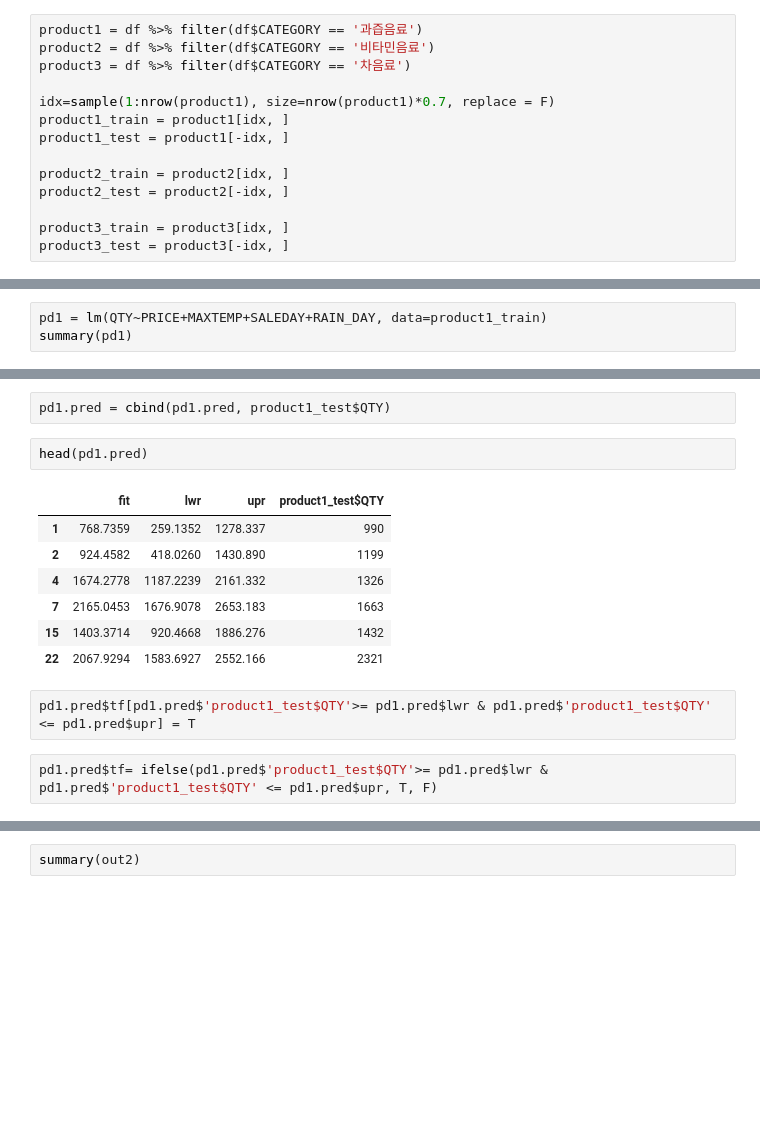
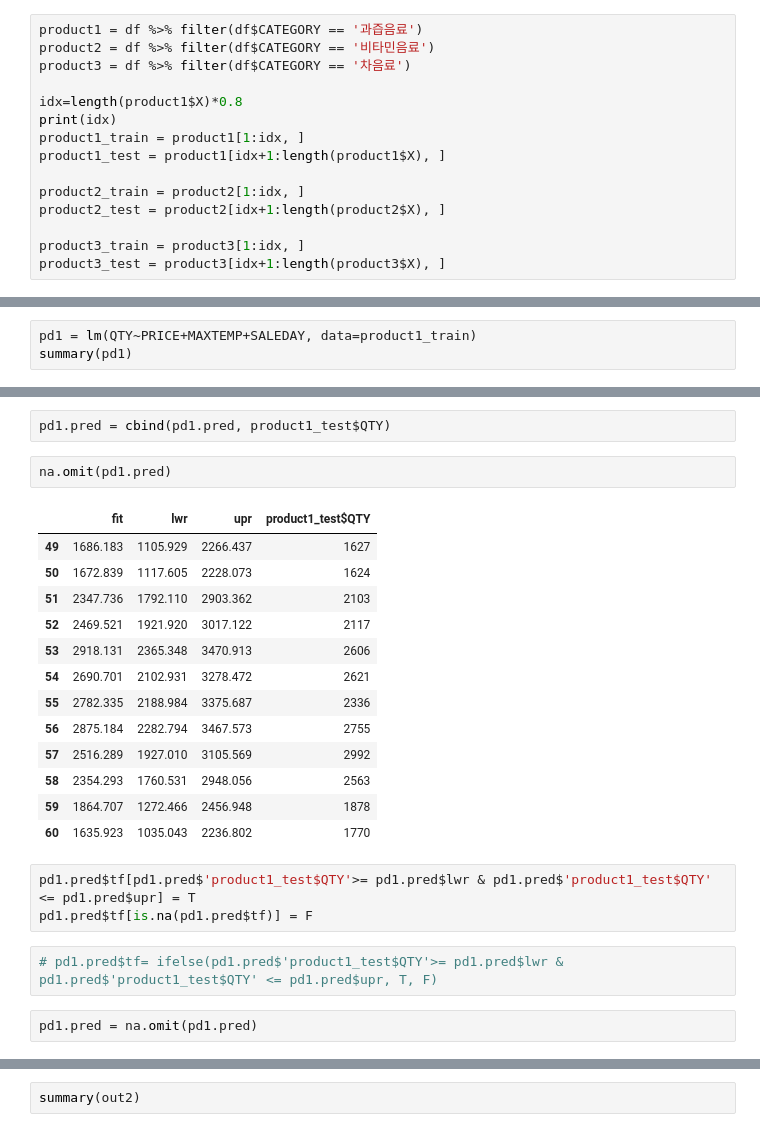
Before and after one commit to MethodFunc/R, a Jupyter notebook: Project.ipynb, the cells around one changed output, grey strips where cells are left out. Drawn from its saved outputs; the diff is of its cells as text; blank space fills up the shorter version.

```diff
--- a/Project.ipynb
+++ b/Project.ipynb
@@ -55,12 +58,13 @@ product1 = df %>% filter(df$CATEGORY == '과즙음료')
 product2 = df %>% filter(df$CATEGORY == '비타민음료')
 product3 = df %>% filter(df$CATEGORY == '차음료')
 
-idx=sample(1:nrow(product1), size=nrow(product1)*0.7, replace = F)
-product1_train = product1[idx, ]
-product1_test = product1[-idx, ]
+idx=length(product1$X)*0.8
+print(idx)
+product1_train = product1[1:idx, ]
+product1_test = product1[idx+1:length(product1$X), ]
 
-product2_train = product2[idx, ]
-product2_test = product2[-idx, ]
+product2_train = product2[1:idx, ]
+product2_test = product2[idx+1:length(product2$X), ]
 
-product3_train = product3[idx, ]
-product3_test = product3[-idx, ]
+product3_train = product3[1:idx, ]
+product3_test = product3[idx+1:length(product3$X), ]
@@ -98,5 +134,5 @@ F-statistic: 45.56 on 5 and 36 DF,  p-value: 1.389e-14
 # %%
-pd1 = lm(QTY~PRICE+MAXTEMP+SALEDAY+RAIN_DAY, data=product1_train)
+pd1 = lm(QTY~PRICE+MAXTEMP+SALEDAY, data=product1_train)
 summary(pd1)
 # %% [output]
 Call:
@@ -191,19 +271,28 @@ pd1.pred = as.data.frame(pd1.pred)
 # %%
 pd1.pred = cbind(pd1.pred, product1_test$QTY)
 # %%
-head(pd1.pred)
+na.omit(pd1.pred)
 # %% [output]
 |  | fit | lwr | upr | product1_test$QTY |
-| 1 | 768.7359 | 259.1352 | 1278.337 | 990 |
-| 2 | 924.4582 | 418.0260 | 1430.890 | 1199 |
-| 4 | 1674.2778 | 1187.2239 | 2161.332 | 1326 |
-| 7 | 2165.0453 | 1676.9078 | 2653.183 | 1663 |
-| 15 | 1403.3714 | 920.4668 | 1886.276 | 1432 |
-| 22 | 2067.9294 | 1583.6927 | 2552.166 | 2321 |
+| 49 | 1686.183 | 1105.929 | 2266.437 | 1627 |
+| 50 | 1672.839 | 1117.605 | 2228.073 | 1624 |
+| 51 | 2347.736 | 1792.110 | 2903.362 | 2103 |
+| 52 | 2469.521 | 1921.920 | 3017.122 | 2117 |
+| 53 | 2918.131 | 2365.348 | 3470.913 | 2606 |
+| 54 | 2690.701 | 2102.931 | 3278.472 | 2621 |
+| 55 | 2782.335 | 2188.984 | 3375.687 | 2336 |
+| 56 | 2875.184 | 2282.794 | 3467.573 | 2755 |
+| 57 | 2516.289 | 1927.010 | 3105.569 | 2992 |
+| 58 | 2354.293 | 1760.531 | 2948.056 | 2563 |
+| 59 | 1864.707 | 1272.466 | 2456.948 | 1878 |
+| 60 | 1635.923 | 1035.043 | 2236.802 | 1770 |
+# %%
+pd1.pred$tf[pd1.pred$'product1_test$QTY'>= pd1.pred$lwr & pd1.pred$'product1_test$QTY' <= pd1.pred$upr] = T
+pd1.pred$tf[is.na(pd1.pred$tf)] = F
 # %%
-pd1.pred$tf[pd1.pred$'product1_test$QTY'>= pd1.pred$lwr & pd1.pred$'product1_test$QTY' <= pd1.pred$upr] = T
+# pd1.pred$tf= ifelse(pd1.pred$'product1_test$QTY'>= pd1.pred$lwr & pd1.pred$'product1_test$QTY' <= pd1.pred$upr, T, F)
-# %%
-pd1.pred$tf= ifelse(pd1.pred$'product1_test$QTY'>= pd1.pred$lwr & pd1.pred$'product1_test$QTY' <= pd1.pred$upr, T, F)
+# %%
+pd1.pred = na.omit(pd1.pred)
 # %%
 pd1.pred
 # %% [output]
```
Also changed, not shown: parts of 30 cells of this notebook, 1 other file.
